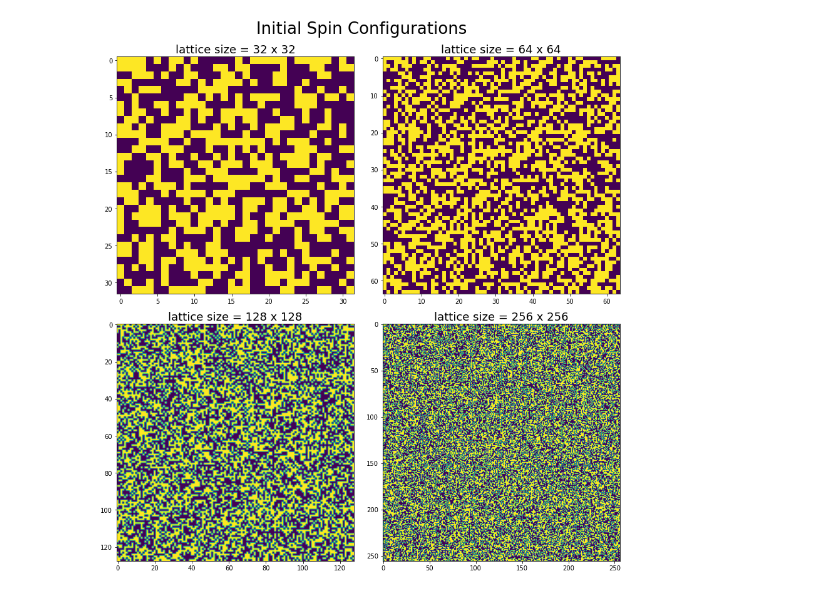
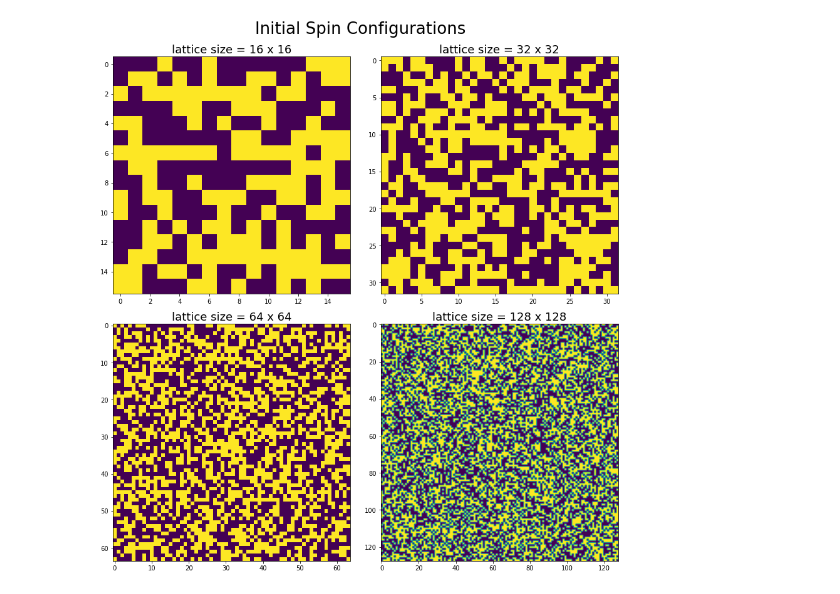
Before and after one commit to DUMUduwaka/Ising-Model, a Jupyter notebook: Ising_Model.ipynb, the cells around one changed output. Saved outputs shown, nothing was run; the diff lists cells and outputs as text; code cells hidden in the pictures.

```diff
--- a/Ising_Model.ipynb
+++ b/Ising_Model.ipynb
@@ -7,34 +7,40 @@ from numba import jit,njit
 from scipy.ndimage import convolve, generate_binary_structure
 # %%
-lattice_size = [32,64,128,256]
+lattice_size = [16,32,64,128]
+
 
 def lattice(N):
- return 2*np.random.randint(2,size=(N,N))-1
+    return 2*np.random.randint(2, size=(N, N))-1
+
 
 lattice1 = lattice(lattice_size[0])
 lattice2 = lattice(lattice_size[1])
 lattice3 = lattice(lattice_size[2])
 lattice4 = lattice(lattice_size[3])
 # %%
-fig,axes = plt.subplots(2,2,figsize=(12,12))
+fig, axes = plt.subplots(2, 2, figsize=(12, 12))
 
-ax=axes[0,0]
+ax = axes[0, 0]
 ax.imshow(lattice1)
-ax.set_title(f'lattice size = {lattice_size[0]} x {lattice_size[0]}',fontsize=18)
-ax=axes[0,1]
+ax.set_title(
+    f'lattice size = {lattice_size[0]} x {lattice_size[0]}', fontsize=18)
+ax = axes[0, 1]
 ax.imshow(lattice2)
-ax.set_title(f'lattice size = {lattice_size[1]} x {lattice_size[1]}',fontsize=18)
-ax=axes[1,0]
+ax.set_title(
+    f'lattice size = {lattice_size[1]} x {lattice_size[1]}', fontsize=18)
+ax = axes[1, 0]
 ax.imshow(lattice3)
-ax.set_title(f'lattice size = {lattice_size[2]} x {lattice_size[2]}',fontsize=18)
-ax=axes[1,1]
+ax.set_title(
+    f'lattice size = {lattice_size[2]} x {lattice_size[2]}', fontsize=18)
+ax = axes[1, 1]
 ax.imshow(lattice4)
-ax.set_title(f'lattice size = {lattice_size[3]} x {lattice_size[3]}',fontsize=18)
+ax.set_title(
+    f'lattice size = {lattice_size[3]} x {lattice_size[3]}', fontsize=18)
 fig.tight_layout()
 fig.suptitle(r'Initial Spin Configurations', y=1.03, size=26)
 plt.show()
 # %% [output]
-[figure, old version]
+[figure, new version]
 # %%
 nt = 50           # number of temperature points
 eqsteps = 2500    # number of MC sweeps for equilibration
```
Also changed, not shown: parts of 10 cells of this notebook.
